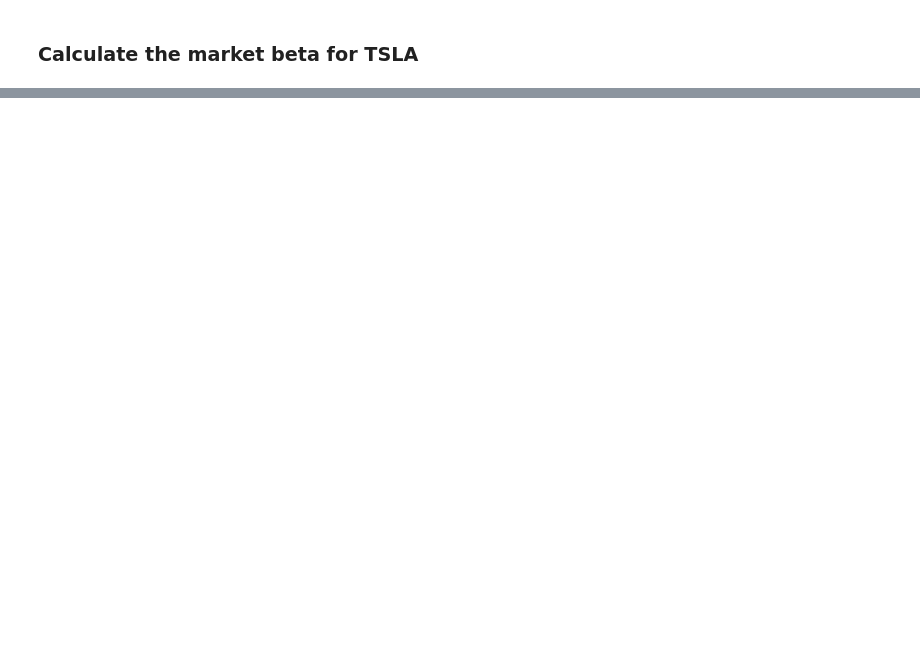
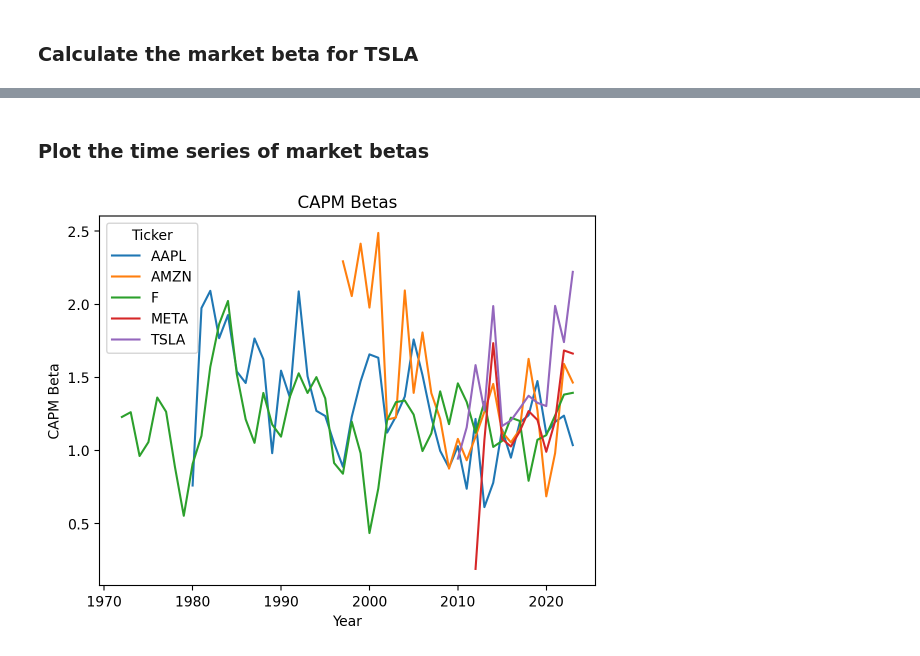
Before and after one commit to richard-herron/fina-6333-2024-spring, a Jupyter notebook: Notebooks/herron_01_practice_03.ipynb, the cells around one changed output, grey strips where cells are left out. Saved outputs shown, nothing was run; the diff lists cells and outputs as text; code cells hidden in the pictures; blank space fills up the shorter version.

```diff
--- a/Notebooks/herron_01_practice_03.ipynb
+++ b/Notebooks/herron_01_practice_03.ipynb
@@ -262,0 +333,4 @@ Our current Python knowledge limits us to a for-loop, but we will learn easier a
+# %%
+for i in returns_2020s:
+    sharpe_i = returns_2020s[i].pipe(calc_sharpe)
+    print(f'Sharpe Ratio for {i}:\t {sharpe_i:0.2f}')
@@ -262,0 +380,4 @@ Our current Python knowledge limits us to a for-loop, but we will learn easier a
+# %%
+for i in returns_2020s:
+    beta_i = returns_2020s[i].pipe(calc_beta)
+    print(f'Beta for {i}:\t {beta_i:0.2f}')
@@ -262,0 +468,10 @@ Our current Python knowledge limits us to a for-loop, but we will learn easier a
+# %%
+betas = pd.DataFrame(
+    index=range(1972, 2024),
+    columns=returns.columns
+)
+
+betas.columns.name = 'Ticker'
+betas.index.name = 'Year'
+
+betas.tail()
@@ -262,0 +486,6 @@ Our current Python knowledge limits us to a for-loop, but we will learn easier a
+# %%
+for i in betas.index:
+    for c in betas.columns:
+        betas.at[i, c] = returns.loc[str(i), c].pipe(calc_beta)
+
+betas.tail()
@@ -262,0 +500,9 @@ Our current Python knowledge limits us to a for-loop, but we will learn easier a
+# %% [markdown]
+### Plot the time series of market betas
+# %%
+betas.plot()
+plt.ylabel('CAPM Beta')
+plt.title('CAPM Betas')
+plt.show()
+# %% [output]
+[figure, added]
```
Also changed, not shown: parts of 81 cells of this notebook, 5 other files.
